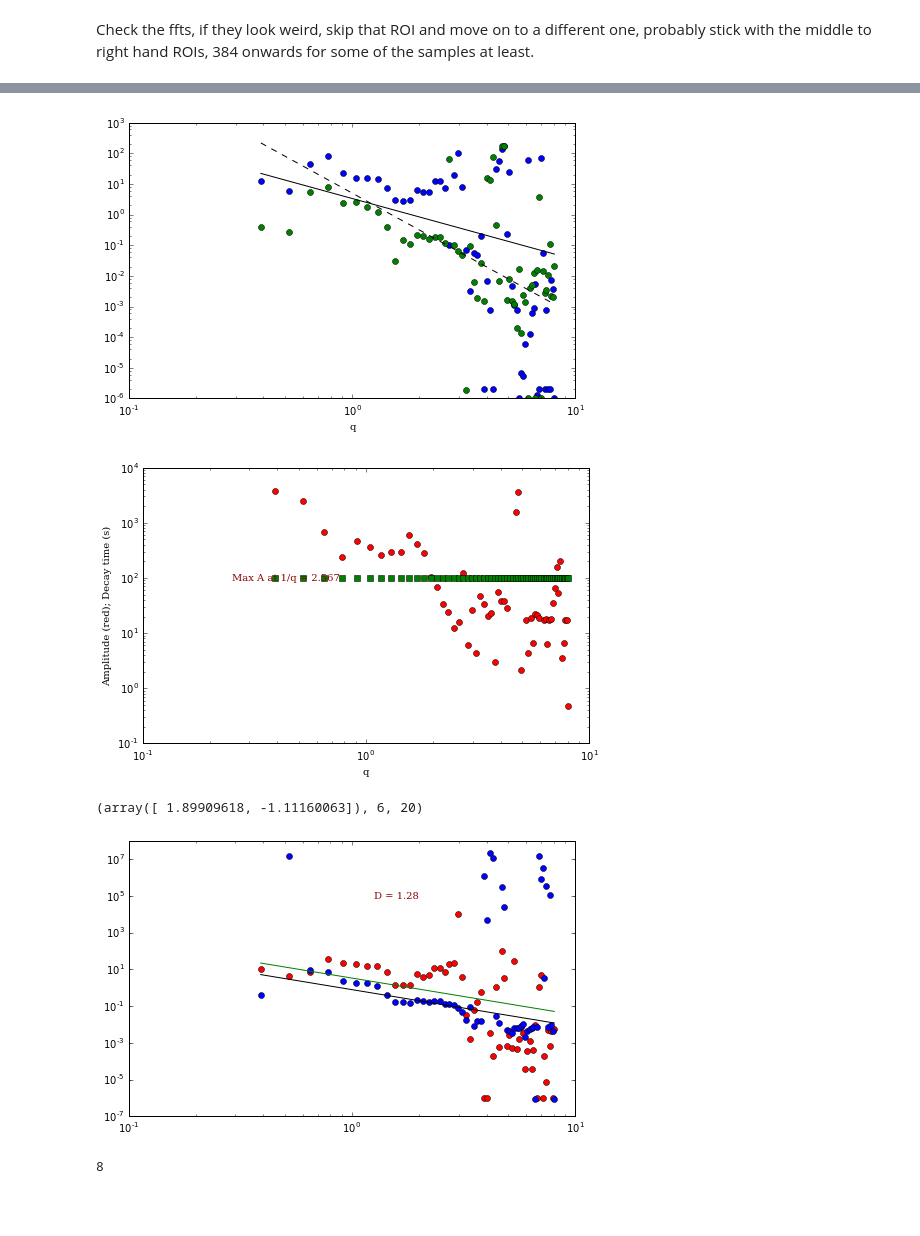
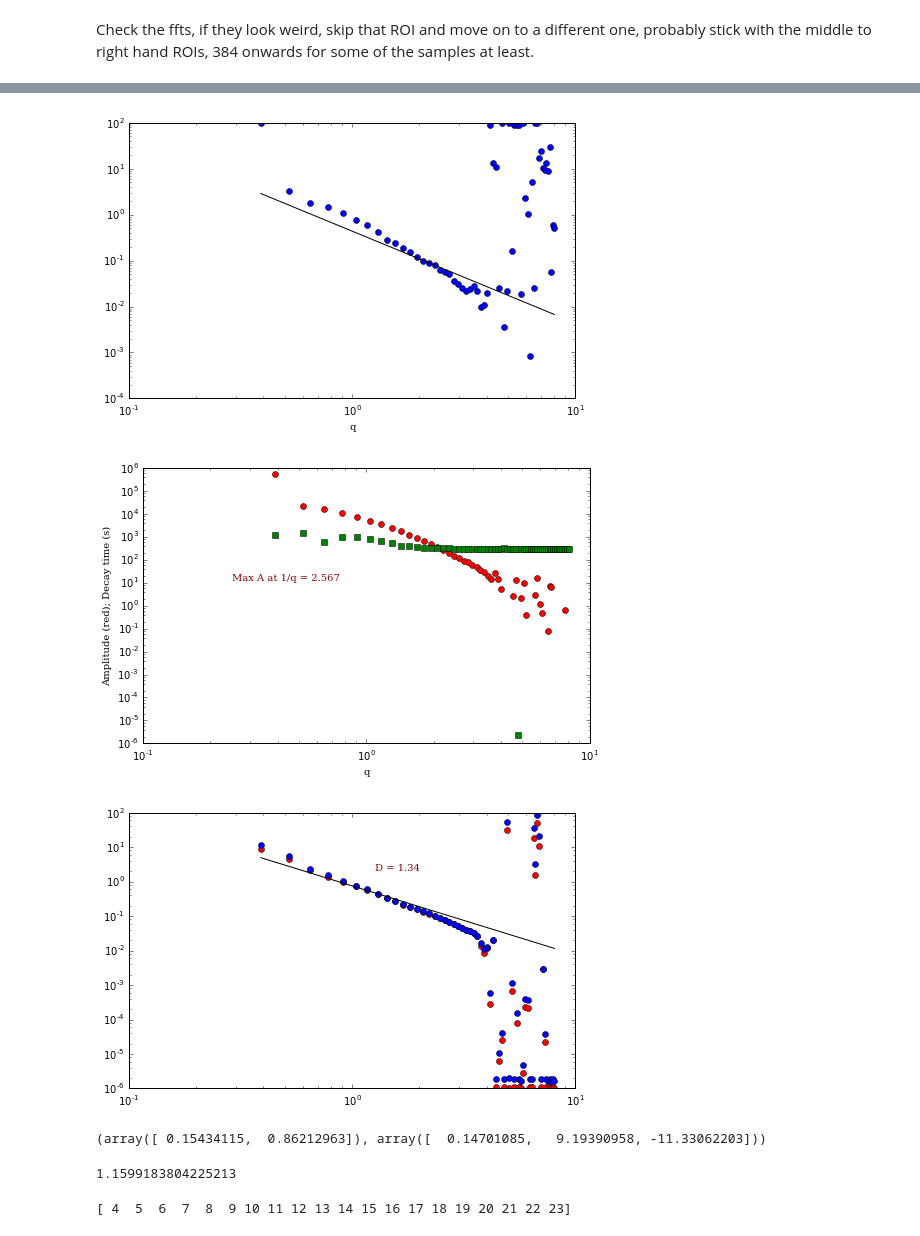
Before and after one commit to rmcgorty/Differential-Dynamic-Microscopy---Python, a Jupyter notebook: DDM analysis for DNA samples.ipynb, the cells around one changed output, grey strips where cells are left out. Cells and saved outputs as stored; diff of their text form; code cells hidden in the pictures; blank space fills up the shorter version.

```diff
--- a/DDM analysis for DNA samples.ipynb
+++ b/DDM analysis for DNA samples.ipynb
@@ -41,6 +42,5 @@ AvgROIs = {}
 # %%
 # different ROIs and the video number, change samNumber based upon the number of videos taken for the condition
-con = ['0', '128', '256', '384', '512', '640', '768', '896']
-samNumber = ['1','2','3','4','5']#,'6','7','8']
-Sample = ['11.6uMact_monomers_0.02mgml','11.6uMact_poly_0.02mgml','11.6uMtubs_dimers_0.02mgml', "Dilute_0.02mgml"]
+ROI = ['0', '128', '256', '384', '512', '640', '768', '896']
+samNumber = ['1','2','3','4','5','6','7','8']
 num = 0
@@ -85,11 +72,11 @@ mpld3.enable_notebook()
 
 q = np.arange(0,imDimension/2)*2*np.pi*(1./(imDimension*px*2))
 times = dts/framerate
-q_index = 8
-
+q_index = 50
+backg = 1
 #We try to use the function `returnReasonableParams` to find reasonable initial guesses for the fitting function
 
-pars,minp,maxp,lmin,lmax,fix = ddm.returnReasonableParams(d=ravs[:,q_index],bg=120, double=True, fps=framerate)
+pars,minp,maxp,lmin,lmax,fix = ddm.returnReasonableParams(d=ravs[:,q_index],bg=backg, double=False, fps=framerate)
 plt.plot(times, ravs[:,q_index],'ro') #plot the data
 plt.plot(times, ddm.dTheory(times,*pars), '-k', lw=4) #see how well the initial guess performs
 ax = plt.gca()
@@ -187,19 +174,19 @@ for i in range(1,len(tau)):
     bg[i] = fitparams[2]
     tau[i] = fitparams[1]
     alph[i] = fitparams[3]
-    amp2[i] = fitparams[4]
-    tau2[i] = fitparams[5]
-    alph2[i] = fitparams[6]
+    #amp2[i] = fitparams[4]
+    #tau2[i] = fitparams[5]
+    #alph2[i] = fitparams[6]
 # %%
 #Plot the decay time versus the wave vector
 fig = plt.figure(figsize=(8,8/1.618)); ax = fig.gca();
 #ax.loglog(q[3:-1], tau[2:-1], 'ro')
 ax.loglog(q[3:-1], ddm.newt(tau[2:-1],alph[2:-1]),'bo')
-ax.loglog(q[3:-1], ddm.newt(tau2[2:-1],alph2[2:-1]),'go')
-diffusion_coeff = 0.3
+#ax.loglog(q[3:-1], ddm.newt(tau2[2:-1],alph2[2:-1]),'go')
+diffusion_coeff = 2.3
 ax.plot(q[3:-1], (1./diffusion_coeff) * 1./(q[3:-1]**2), '-k')
-adiffusion_coeff = 0.2
-ax.plot(q[3:-1], (1./adiffusion_coeff) * 1./(q[3:-1]**4), '--k')
+adiffusion_coeff = 1.5
+#ax.plot(q[3:-1], (1./adiffusion_coeff) * 1./(q[3:-1]**2.5), '--k')
 ax.set_xlabel("q", fontdict=font_plt_ax)
 
 
@@ -215,5 +202,5 @@ ax.text(0.2,0.6,'Max A at 1/q = %.3f' % (1.0/q_for_max_a),
         fontdict=font_plt,horizontalalignment='left',
         verticalalignment='center', transform=ax.transAxes);
 # %% [output]
-[figure, old version]
+[figure, new version]
-[figure, old version]
+[figure, new version]
@@ -224,43 +218,43 @@ def DiffCoef (tau, StretchExp, qrange, qmin, qmax):
     ds = (qrange[indx]**-2) / nt[indx]
     return ds.mean()
 
-def Diff_Fit(qrange, taurange, qmin, qmax, StExp, tau, extra):
-    step1 = DiffCoef(tau, StExp, qrange, qmin, qmax)
+def Diff_Fit(qrange, taurange, qmin, qmax, StExp):
+    step1 = DiffCoef(taurange, StExp, qrange, qmin, qmax)
     fit1 = (1./step1) * 1./(qrange**2)
-    step2 = ddm.getDiff(taurange, qrange, qmin, qmax)
-    fit2 = (1./extra) * 1./(qrange**2)
-    return fit1, step1, fit2, step2
+    return fit1, step1
 
 #Need to fix the function so the it will fit the data
 #define a function to plot the results
 
-def plot_results(qmin = q[2], qmax = q[10], extra = 0.3):
+def plot_results(qmin = q[2], qmax = q[10]):
     qs = q[3:-1]
-    taus = tau2[2:-1]
+    taus = tau[2:-1]
     fig,ax = plt.subplots(figsize=(8,8/1.618))
     ax.loglog(qs, tau[2:-1], 'ro')
-    ax.loglog(qs, ddm.newt(taus ,alph2 [2:-1]),'bo')
-    fits = Diff_Fit(qs,taus, qmin, qmax, alph2[2:-1], taus, extra)
+    ax.loglog(qs, ddm.newt(taus ,alph[2:-1]),'bo')
+    fits = Diff_Fit(qs,taus, qmin, qmax, alph[2:-1])
     ax.plot(qs, fits[0],  '-k')
-    ax.plot(qs, fits[2], '-g')
-    w = np.where((qs>qmin)&(qs<qmax))
-    a = w[0][0]
-    b = w[0][-1]
-    print(fits[3], a, b)
-    ax.text(0.55,0.8,'D = %.2f' % fits[1],
+    ax.text(0.55,0.8,'D = %.2f' %fits[1],
         fontdict=font_plt,horizontalalignment='left',
         verticalalignment='center', transform=ax.transAxes)
 # %%
-interact(plot_results, qmin = (q[2], q[8]), qmax = (q[9], q[40]), extra = (0.02,1.3), continuous_update=False)
+interact(plot_results, qmin = (q[2], q[8]), qmax = (q[9], q[20]), continuous_update=False)
 # %% [output]
-(array([ 1.89909618, -1.11160063]), 6, 20)
-[figure, old version]
+[figure, new version]
+# %%
+step2 = ddm.getDiff(q[3:-1], tau[2:-1], qmin=q[9], qmax=q[20])
+a = np.polyfit(q[3:-1], tau[2:-1], 2)
+print(step2, a)
+1/step2[1]
+# %% [output]
+(array([ 0.15434115,  0.86212963]), array([  0.14701085,   9.19390958, -11.33062203]))
+1.1599183804225213
 # %%
-w = np.where((q>1)&(q<2))
-a = w[0][0]
+w = np.where((q>0.4)&(q<3))
+a = w[0]
 print a
 # %% [output]
-8
+[ 4  5  6  7  8  9 10 11 12 13 14 15 16 17 18 19 20 21 22 23]
 # %%
 # Saving the data into the pickle file
 AvgROIs['bestfitparms_ROI'+con[0]] = fitparams
```
Also changed, not shown: parts of 15 cells of this notebook.
